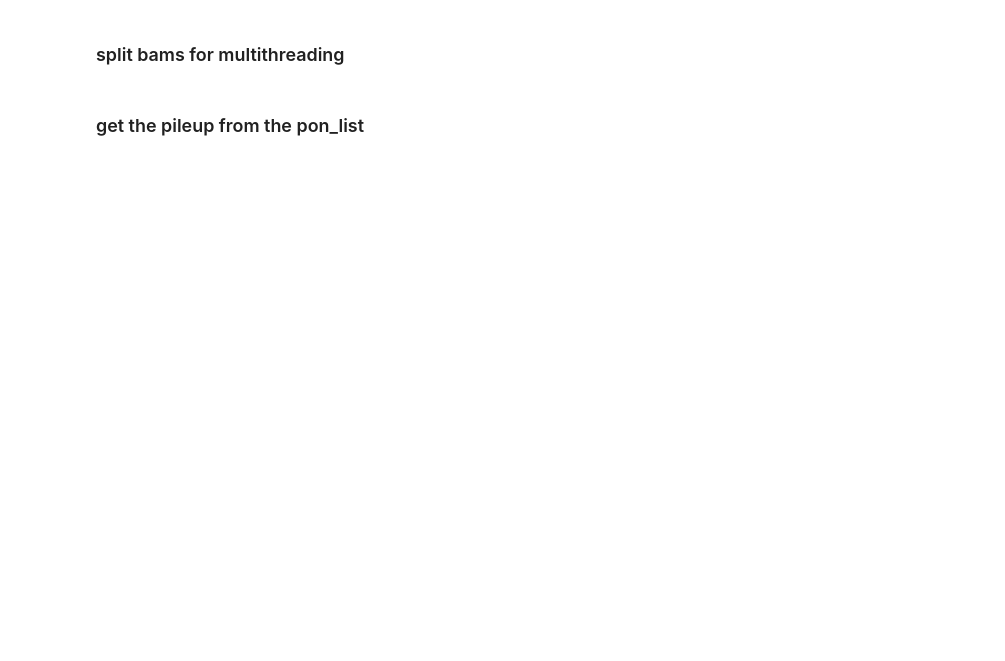
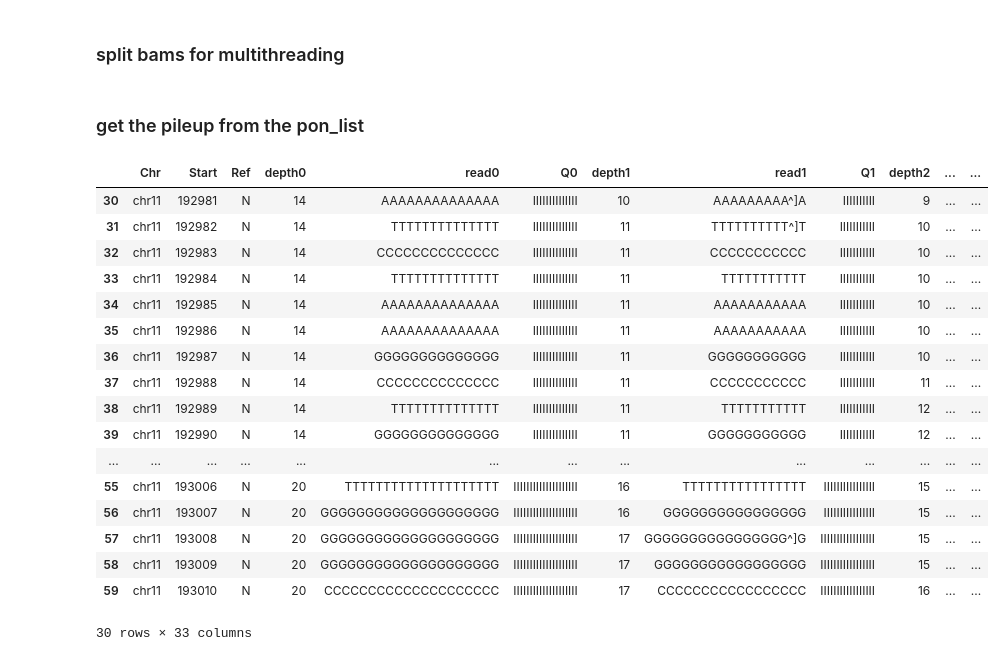
Before and after one commit to Mar111tiN/EBFilter, a Jupyter notebook: ABcache.ipynb, the cells around one changed output. Drawn from its saved outputs; the diff is of its cells as text; code cells hidden in the pictures; blank space fills up the shorter version.

```diff
--- a/ABcache.ipynb
+++ b/ABcache.ipynb
@@ -124,3 +118,24 @@ def get_pileup_df(pon_file_sub):
             names += [f"depth{i}", f"read{i}", f"Q{i}"]
     return pd.read_csv(pileup_string, sep='\t', header=None, names=names)
 pileup_df = get_pileup_df(pon_file_sub)
+# %%
+pileup_df[30:60]
+# %% [output]
+|  | Chr | Start | Ref | depth0 | read0 | Q0 | depth1 | read1 | Q1 | depth2 | ... | ... |
+| 30 | chr11 | 192981 | N | 14 | AAAAAAAAAAAAAA | IIIIIIIIIIIIII | 10 | AAAAAAAAA^]A | IIIIIIIIII | 9 | ... | ... |
+| 31 | chr11 | 192982 | N | 14 | TTTTTTTTTTTTTT | IIIIIIIIIIIIII | 11 | TTTTTTTTTT^]T | IIIIIIIIIII | 10 | ... | ... |
+| 32 | chr11 | 192983 | N | 14 | CCCCCCCCCCCCCC | IIIIIIIIIIIIII | 11 | CCCCCCCCCCC | IIIIIIIIIII | 10 | ... | ... |
+| 33 | chr11 | 192984 | N | 14 | TTTTTTTTTTTTTT | IIIIIIIIIIIIII | 11 | TTTTTTTTTTT | IIIIIIIIIII | 10 | ... | ... |
+| 34 | chr11 | 192985 | N | 14 | AAAAAAAAAAAAAA | IIIIIIIIIIIIII | 11 | AAAAAAAAAAA | IIIIIIIIIII | 10 | ... | ... |
+| 35 | chr11 | 192986 | N | 14 | AAAAAAAAAAAAAA | IIIIIIIIIIIIII | 11 | AAAAAAAAAAA | IIIIIIIIIII | 10 | ... | ... |
+| 36 | chr11 | 192987 | N | 14 | GGGGGGGGGGGGGG | IIIIIIIIIIIIII | 11 | GGGGGGGGGGG | IIIIIIIIIII | 10 | ... | ... |
+| 37 | chr11 | 192988 | N | 14 | CCCCCCCCCCCCCC | IIIIIIIIIIIIII | 11 | CCCCCCCCCCC | IIIIIIIIIII | 11 | ... | ... |
+| 38 | chr11 | 192989 | N | 14 | TTTTTTTTTTTTTT | IIIIIIIIIIIIII | 11 | TTTTTTTTTTT | IIIIIIIIIII | 12 | ... | ... |
+| 39 | chr11 | 192990 | N | 14 | GGGGGGGGGGGGGG | IIIIIIIIIIIIII | 11 | GGGGGGGGGGG | IIIIIIIIIII | 12 | ... | ... |
+| ... | ... | ... | ... | ... | ... | ... | ... | ... | ... | ... | ... | ... |
+| 55 | chr11 | 193006 | N | 20 | TTTTTTTTTTTTTTTTTTTT | IIIIIIIIIIIIIIIIIIII | 16 | TTTTTTTTTTTTTTTT | IIIIIIIIIIIIIIII | 15 | ... | ... |
+| 56 | chr11 | 193007 | N | 20 | GGGGGGGGGGGGGGGGGGGG | IIIIIIIIIIIIIIIIIIII | 16 | GGGGGGGGGGGGGGGG | IIIIIIIIIIIIIIII | 15 | ... | ... |
+| 57 | chr11 | 193008 | N | 20 | GGGGGGGGGGGGGGGGGGGG | IIIIIIIIIIIIIIIIIIII | 17 | GGGGGGGGGGGGGGGG^]G | IIIIIIIIIIIIIIIII | 15 | ... | ... |
+| 58 | chr11 | 193009 | N | 20 | GGGGGGGGGGGGGGGGGGGG | IIIIIIIIIIIIIIIIIIII | 17 | GGGGGGGGGGGGGGGGG | IIIIIIIIIIIIIIIII | 15 | ... | ... |
+| 59 | chr11 | 193010 | N | 20 | CCCCCCCCCCCCCCCCCCCC | IIIIIIIIIIIIIIIIIIII | 17 | CCCCCCCCCCCCCCCCC | IIIIIIIIIIIIIIIII | 16 | ... | ... |
+30 rows × 33 columns
```
Also changed, not shown: parts of 7 cells of this notebook, 4 other files.
